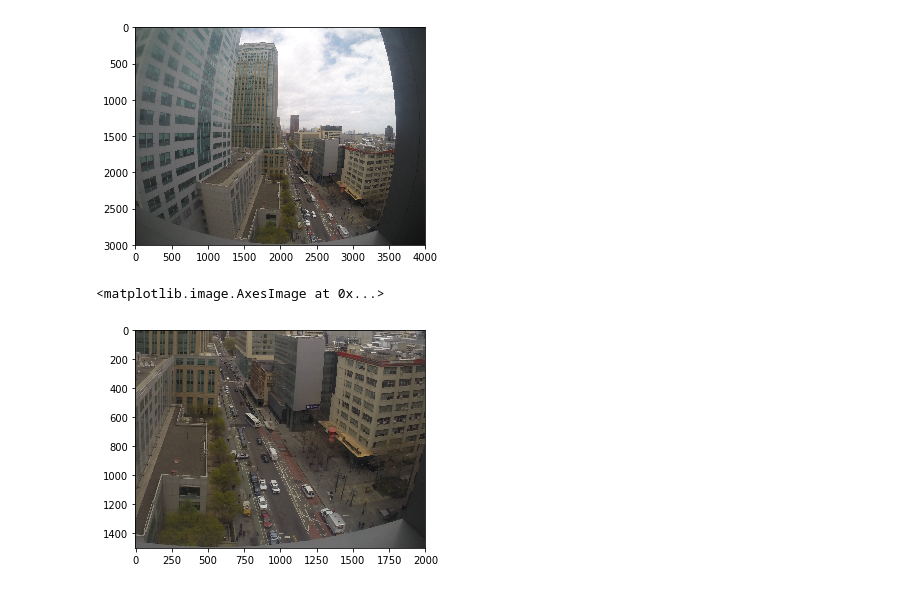
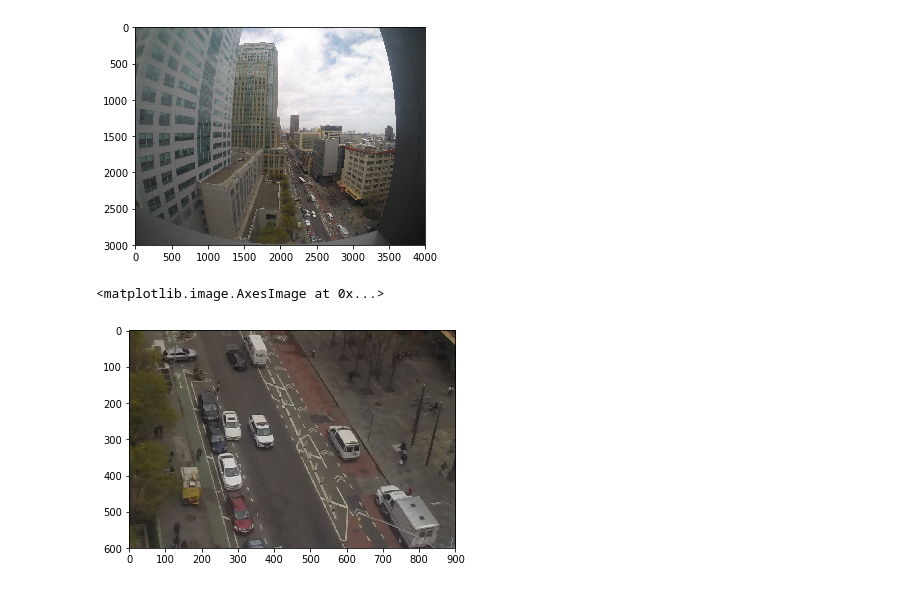
Before and after one commit to 7cb15/Traffic-Congestion-Sensing, a Jupyter notebook: ResizeImage.ipynb, the cells around one changed output. Cells and saved outputs as stored; diff of their text form; code cells hidden in the pictures.

```diff
--- a/ResizeImage.ipynb
+++ b/ResizeImage.ipynb
@@ -7,17 +7,17 @@ import numpy as np
 %matplotlib inline
 # %%
 # test
-image = Image.open('sample_images/G0137246.JPG')
+image = Image.open('../images/sample_images/G0137246.JPG')
 imshow(np.asarray(image))
 # %% [output]
 <matplotlib.image.AxesImage at 0x...>
 [figure]
 # %%
-cropped = image.crop((1500, 1500, 3500, 3000))
+cropped = image.crop((2100, 2300, 3000, 2900))
 imshow(np.asarray(cropped))
 # %% [output]
 <matplotlib.image.AxesImage at 0x...>
-[figure, old version]
+[figure, new version]
 # %%
 def cropImage(imagepath, outputpath):
     img = Image.open(imagepath)
```
Also changed, not shown: parts of 2 cells of this notebook, 4 other files.
